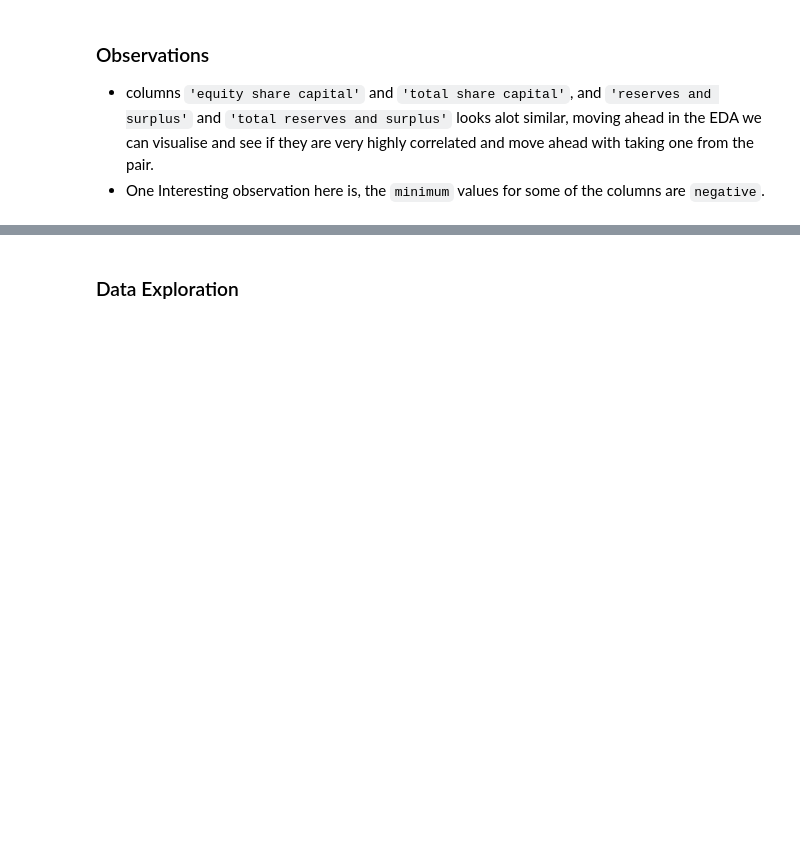
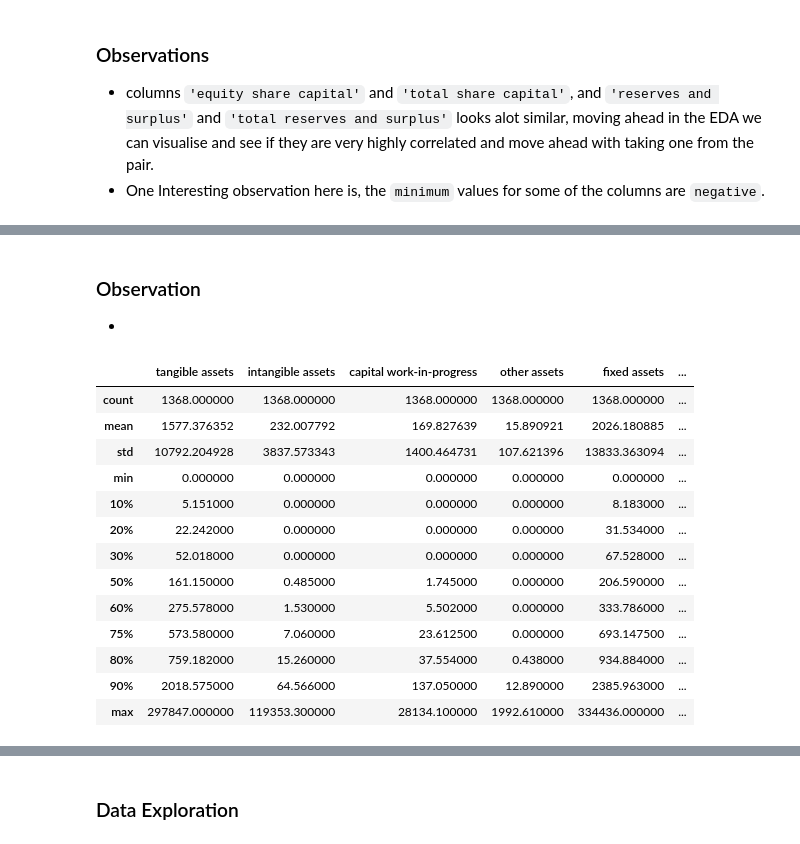
Before and after one commit to Diljitsingh14/NSE-BalanceSheet-Analysis-Clustering, a Jupyter notebook: Non-banking balance sheet analyse.ipynb, the cells around one changed output, grey strips where cells are left out. Cells and saved outputs as stored; diff of their text form; code cells hidden in the pictures; blank space fills up the shorter version.

```diff
--- a/Non-banking balance sheet analyse.ipynb
+++ b/Non-banking balance sheet analyse.ipynb
@@ -101,0 +130,20 @@ data.describe()
+# %% [markdown]
+### Observation
+-
+# %%
+data[data.columns[21:31]].describe(percentiles=[.1,.2,.3,.5,.6,.75,.8,.9])
+# %% [output]
+|  | tangible assets | intangible assets | capital work-in-progress | other assets | fixed assets | ... |
+| count | 1368.000000 | 1368.000000 | 1368.000000 | 1368.000000 | 1368.000000 | ... |
+| mean | 1577.376352 | 232.007792 | 169.827639 | 15.890921 | 2026.180885 | ... |
+| std | 10792.204928 | 3837.573343 | 1400.464731 | 107.621396 | 13833.363094 | ... |
+| min | 0.000000 | 0.000000 | 0.000000 | 0.000000 | 0.000000 | ... |
+| 10% | 5.151000 | 0.000000 | 0.000000 | 0.000000 | 8.183000 | ... |
+| 20% | 22.242000 | 0.000000 | 0.000000 | 0.000000 | 31.534000 | ... |
+| 30% | 52.018000 | 0.000000 | 0.000000 | 0.000000 | 67.528000 | ... |
+| 50% | 161.150000 | 0.485000 | 1.745000 | 0.000000 | 206.590000 | ... |
+| 60% | 275.578000 | 1.530000 | 5.502000 | 0.000000 | 333.786000 | ... |
+| 75% | 573.580000 | 7.060000 | 23.612500 | 0.000000 | 693.147500 | ... |
+| 80% | 759.182000 | 15.260000 | 37.554000 | 0.438000 | 934.884000 | ... |
+| 90% | 2018.575000 | 64.566000 | 137.050000 | 12.890000 | 2385.963000 | ... |
+| max | 297847.000000 | 119353.300000 | 28134.100000 | 1992.610000 | 334436.000000 | ... |
```
Also changed, not shown: parts of 33 cells of this notebook, 1 other file.
